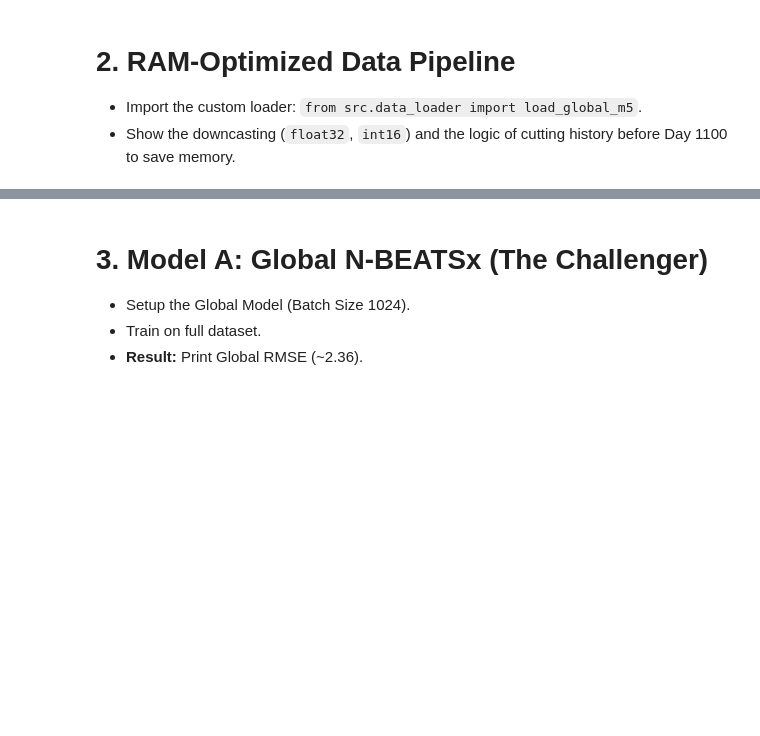
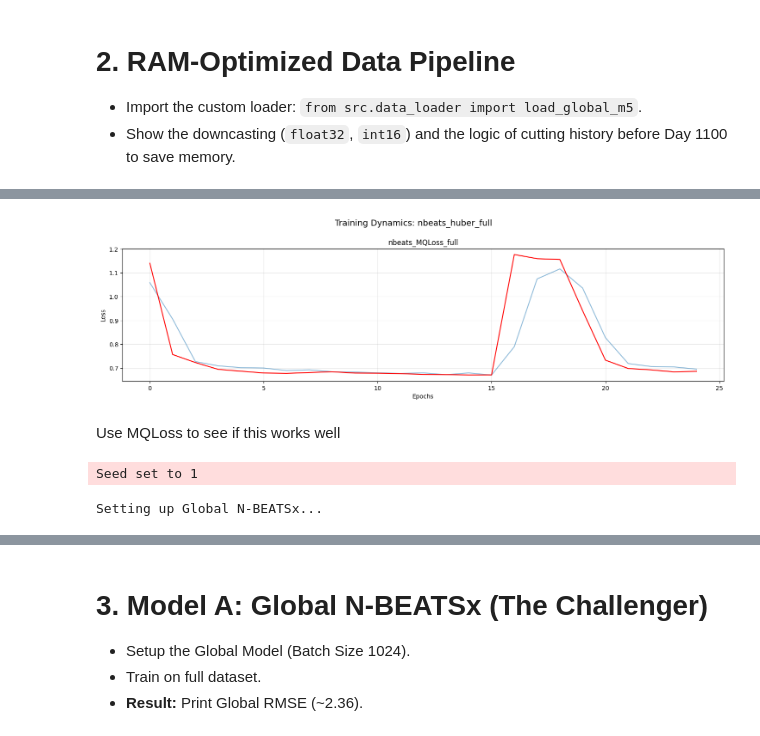
Before and after one commit to Zak-Las/Walmart-Demand-Forcasting, a Jupyter notebook: Notebooks/02_global_scale.ipynb, the cells around one changed output, grey strips where cells are left out. Drawn from its saved outputs; the diff is of its cells as text; code cells hidden in the pictures; blank space fills up the shorter version.

```diff
--- a/Notebooks/02_global_scale.ipynb
+++ b/Notebooks/02_global_scale.ipynb
@@ -9,0 +368,2 @@
+# %%
+m_df = pd.read_csv("logs/nbeats_huber_full/version_0/metrics.csv")
@@ -9,0 +386,76 @@
+# %%
+train_m_df = m_df[['epoch', 'train_loss_epoch']].dropna()
+# display(train_m_df)
+# %%
+valid_m_df = m_df[['epoch', 'valid_loss']].dropna()
+# display(valid_m_df)
+# %%
+plt.figure(figsize=(18, 4))
+plt.plot(train_m_df['epoch'], train_m_df['train_loss_epoch'], label='Train', alpha=0.5)
+plt.plot(valid_m_df['epoch'], valid_m_df['valid_loss'], label='Valid', color='red', linewidth=1.5)
+
+plt.title(f"nbeats_MQLoss_full")
+plt.xlabel("Epochs")
+plt.ylabel("Loss")
+plt.grid(True, alpha=0.3)
+
+plt.suptitle(f"Training Dynamics: nbeats_huber_full", fontsize=14, y=1.05)
+plt.show()
+# %% [output]
+[figure, added]
+# %% [markdown]
+Use MQLoss to see if this works well
+# %%
+from neuralforecast.losses.pytorch import MQLoss
+
+# ==========================================
+# 5. MODEL DEFINITION (FULL DATASET MODE)
+# ==========================================
+print("Setting up Global N-BEATSx...")
+
+# 1. CLEANUP OLD LOGS (Crucial for reproducible plotting)
+if os.path.exists("logs/nbeats_mqloss_stable_full"):
+    shutil.rmtree("logs/nbeats_mqloss_stable_full")
+
+
+
+logger_MQLoss_stable_full = CSVLogger("logs", name="nbeats_mqloss_stable_full")
+
+common_params = dict(
+    h=HORIZON,
+    input_size=370,
+    scaler_type='robust',
+    max_steps=8000,          # Give it more time
+    val_check_steps=100,     # Check less frequently to speed up
+    early_stop_patience_steps=15,
+    dropout_prob_theta=0.2,  # Slight increase to force robust features
+    futr_exog_list=['sell_price', 'is_available', 'snap_active', 'is_event'],
+    exclude_insample_y=False,
+    accelerator='mps',
+    devices=1,
+    batch_size=512,         # <--- Increased for gradient stability
+    enable_progress_bar=True
+)
+
+model_mqloss_stable_full = NBEATSx(
+    **common_params,
+    learning_rate=5e-4,      # <--- Lowered from 1e-3 (Slower but safer)
+    loss=MQLoss(quantiles=[0.5, 0.8, 0.9]), # <--- Back to the correct loss for retail
+    logger=logger_MQLoss_stable_full,
+
+    lr_scheduler=CosineAnnealingWarmRestarts,
+    lr_scheduler_kwargs={
+        'T_0': 2000,         # <--- Restart later (let it settle)
+        'T_mult': 2,         # <--- Double the cycle length each time
+        'eta_min': 1e-6
+    },
+    alias='NBEATSx_MQLoss_Stable'
+)
+
+nf_mqloss_stable_full = NeuralForecast(
+    models=[model_mqloss_stable_full],
+    freq='D'
+)
+# %% [output]
+Seed set to 1
+Setting up Global N-BEATSx...
```
Also changed, not shown: parts of 13 cells of this notebook, 4 other files.
